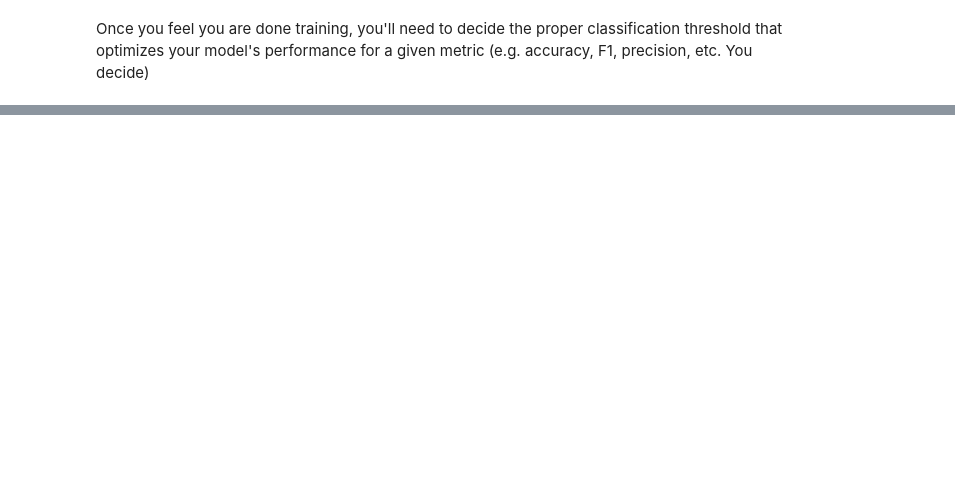
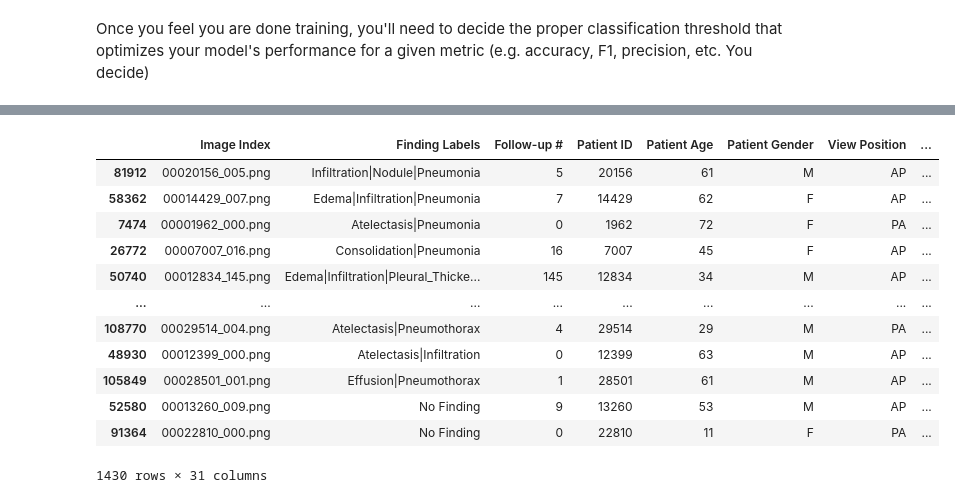
Before and after one commit to rahulatrkm/Pneumonia-Detection-from-Chest-X-Rays, a Jupyter notebook: Build and train model.ipynb, the cells around one changed output, grey strips where cells are left out. Cells and saved outputs as stored; diff of their text form; code cells hidden in the pictures; blank space fills up the shorter version.

```diff
--- a/Build and train model.ipynb
+++ b/Build and train model.ipynb
@@ -539,0 +547,14 @@ Train acc: 50.67
+# %%
+test_idg = ImageDataGenerator(rescale=1. / 255.0)
+test_gen = test_idg.flow_from_dataframe(dataframe=valid_data,
+                                         directory=None,
+                                         x_col = 'img_path',
+                                         y_col = 'pneumonia_class',
+                                         class_mode = 'binary',
+                                         target_size = IMG_SIZE,
+                                         batch_size = 1)
+testX, testY = test_gen.next()
+ans = [0]*1430
+for i in range(1430):
+    if my_model.predict(testX, batch_size = 1430, verbose = True) > 0.5:
+        ans[i] = 1
@@ -539,0 +579,17 @@ Train acc: 50.67
+# %%
+valid_data['algorithm_output'] = ans
+valid_data
+# %% [output]
+|  | Image Index | Finding Labels | Follow-up # | Patient ID | Patient Age | Patient Gender | View Position | ... |
+| 81912 | 00020156_005.png | Infiltration|Nodule|Pneumonia | 5 | 20156 | 61 | M | AP | ... |
+| 58362 | 00014429_007.png | Edema|Infiltration|Pneumonia | 7 | 14429 | 62 | F | AP | ... |
+| 7474 | 00001962_000.png | Atelectasis|Pneumonia | 0 | 1962 | 72 | F | PA | ... |
+| 26772 | 00007007_016.png | Consolidation|Pneumonia | 16 | 7007 | 45 | F | AP | ... |
+| 50740 | 00012834_145.png | Edema|Infiltration|Pleural_Thicke... | 145 | 12834 | 34 | M | AP | ... |
+| ... | ... | ... | ... | ... | ... | ... | ... | ... |
+| 108770 | 00029514_004.png | Atelectasis|Pneumothorax | 4 | 29514 | 29 | M | PA | ... |
+| 48930 | 00012399_000.png | Atelectasis|Infiltration | 0 | 12399 | 63 | M | AP | ... |
+| 105849 | 00028501_001.png | Effusion|Pneumothorax | 1 | 28501 | 61 | M | AP | ... |
+| 52580 | 00013260_009.png | No Finding | 9 | 13260 | 53 | M | AP | ... |
+| 91364 | 00022810_000.png | No Finding | 0 | 22810 | 11 | F | PA | ... |
+1430 rows × 31 columns
```
Also changed, not shown: parts of 14 cells of this notebook, 2 other files.
